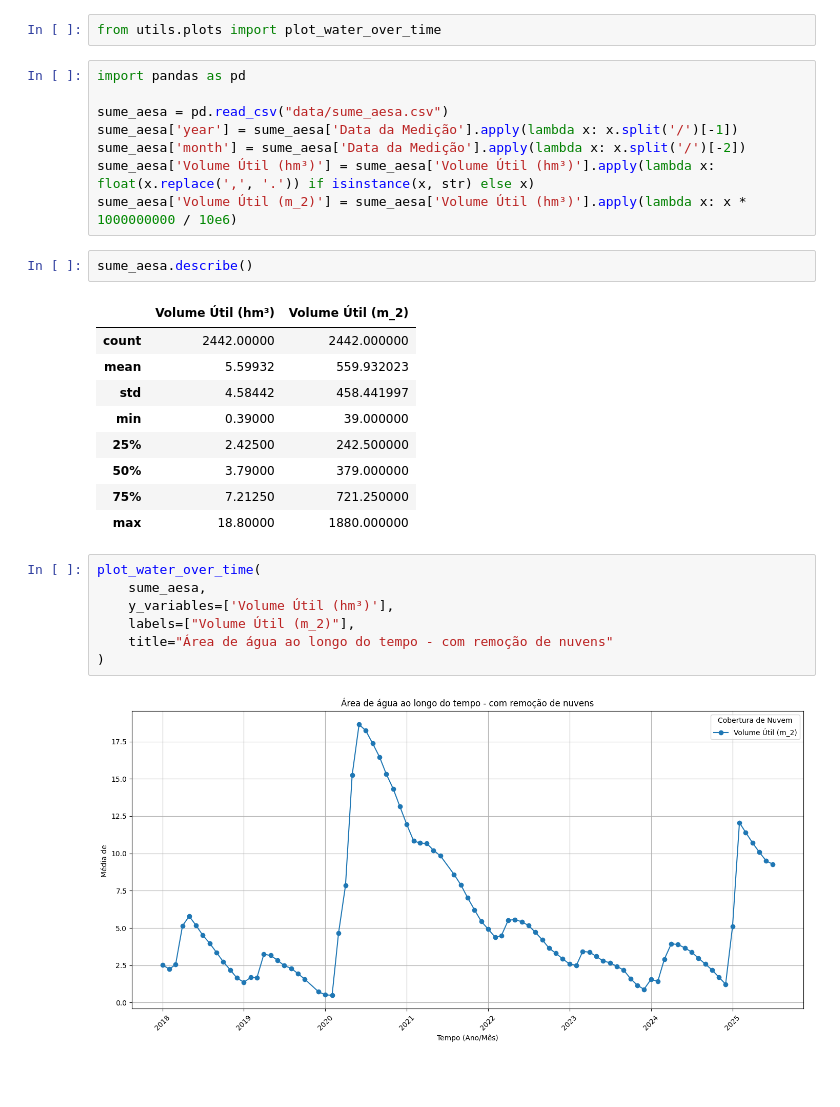
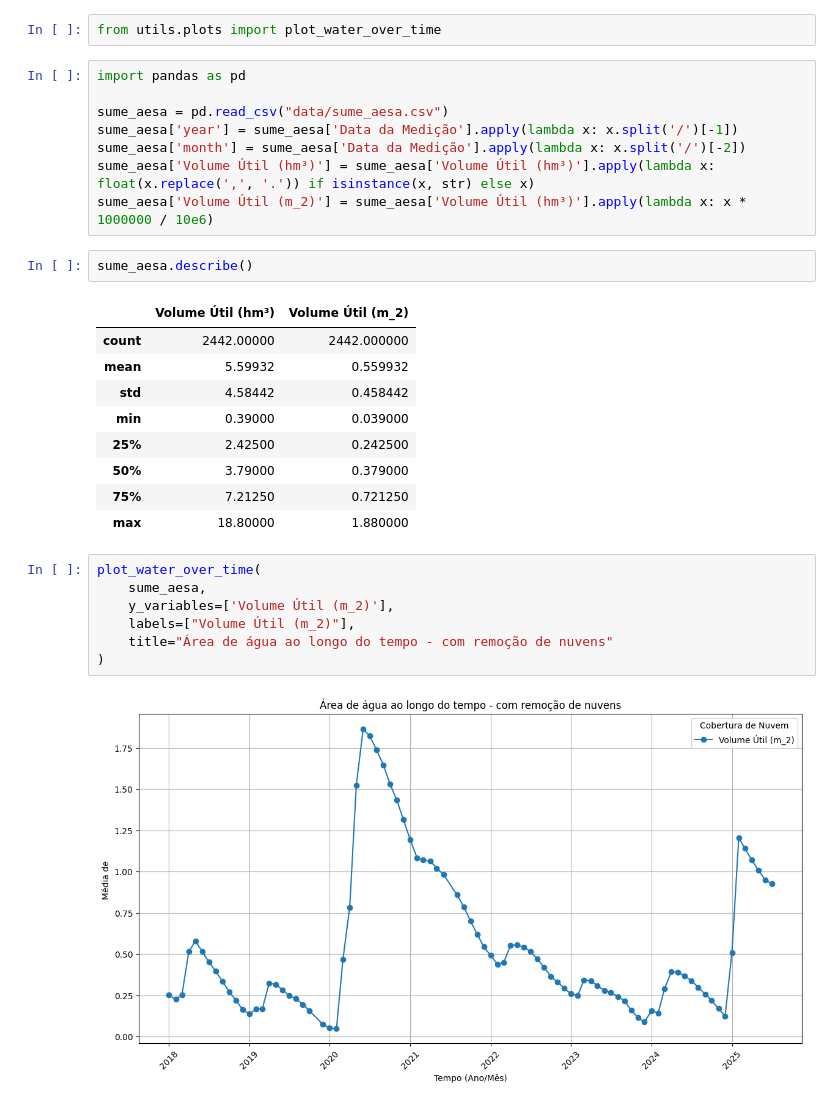
Before and after one commit to Weverton-Vitor/GeoPipe, a Jupyter notebook: notebooks/aesa_analisys.ipynb, the cells around one changed output. Saved outputs shown, nothing was run; the diff lists cells and outputs as text; blank space fills up the shorter version.

Commit message:
fix(analisys): Fixing noise in the curves

```diff
--- a/notebooks/aesa_analisys.ipynb
+++ b/notebooks/aesa_analisys.ipynb
@@ -7,25 +7,25 @@ sume_aesa = pd.read_csv("data/sume_aesa.csv")
 sume_aesa['year'] = sume_aesa['Data da Medição'].apply(lambda x: x.split('/')[-1])
 sume_aesa['month'] = sume_aesa['Data da Medição'].apply(lambda x: x.split('/')[-2])
 sume_aesa['Volume Útil (hm³)'] = sume_aesa['Volume Útil (hm³)'].apply(lambda x: float(x.replace(',', '.')) if isinstance(x, str) else x)
-sume_aesa['Volume Útil (m_2)'] = sume_aesa['Volume Útil (hm³)'].apply(lambda x: x * 1000000000 / 10e6)
+sume_aesa['Volume Útil (m_2)'] = sume_aesa['Volume Útil (hm³)'].apply(lambda x: x * 1000000 / 10e6)
 # %%
 sume_aesa.describe()
 # %% [output]
 |  | Volume Útil (hm³) | Volume Útil (m_2) |
 | count | 2442.00000 | 2442.000000 |
-| mean | 5.59932 | 559.932023 |
-| std | 4.58442 | 458.441997 |
-| min | 0.39000 | 39.000000 |
-| 25% | 2.42500 | 242.500000 |
-| 50% | 3.79000 | 379.000000 |
-| 75% | 7.21250 | 721.250000 |
-| max | 18.80000 | 1880.000000 |
+| mean | 5.59932 | 0.559932 |
+| std | 4.58442 | 0.458442 |
+| min | 0.39000 | 0.039000 |
+| 25% | 2.42500 | 0.242500 |
+| 50% | 3.79000 | 0.379000 |
+| 75% | 7.21250 | 0.721250 |
+| max | 18.80000 | 1.880000 |
 # %%
 plot_water_over_time(
     sume_aesa,
-    y_variables=['Volume Útil (hm³)'],
+    y_variables=['Volume Útil (m_2)'],
     labels=["Volume Útil (m_2)"],
     title="Área de água ao longo do tempo - com remoção de nuvens"
 )
 # %% [output]
-[figure, old version]
+[figure, new version]
```
Also changed, not shown: 3 other files.
